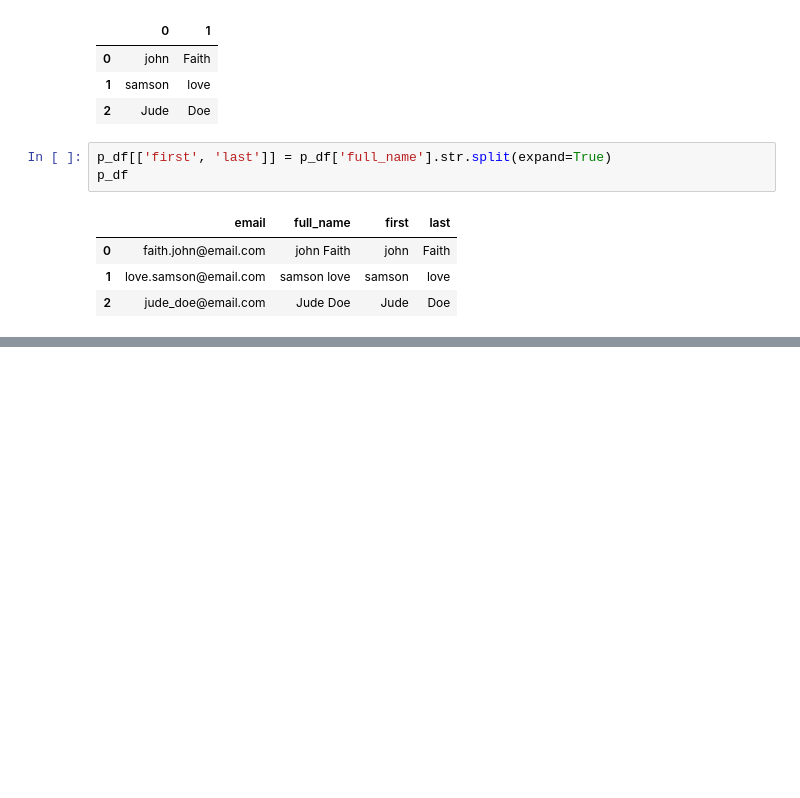
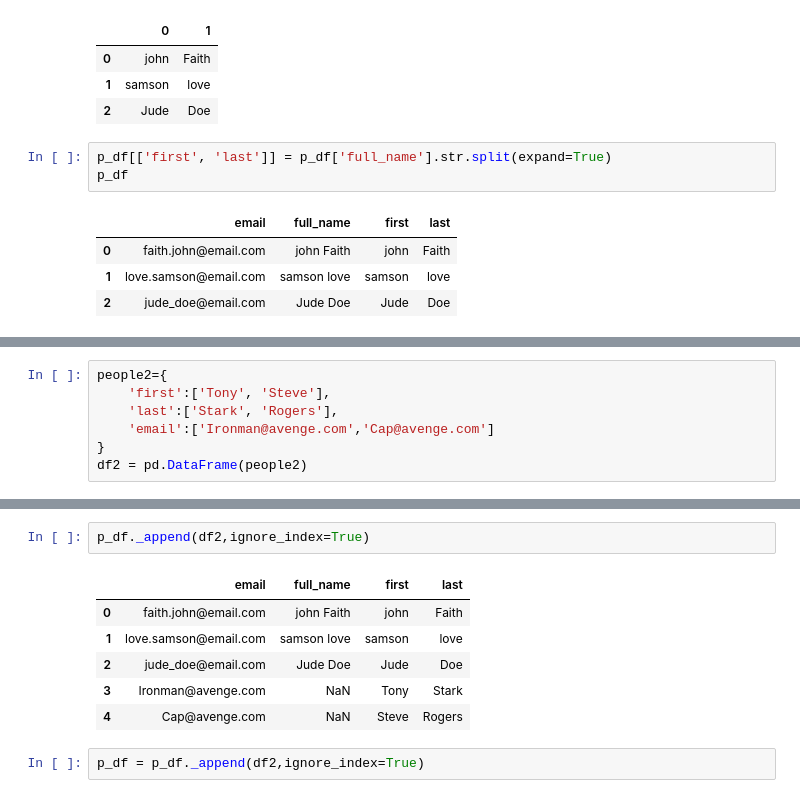
Before and after one commit to Leziga-Bakor/Advanced_Python, a Jupyter notebook: Pandas/pandas demo.ipynb, the cells around one changed output, grey strips where cells are left out. Drawn from its saved outputs; the diff is of its cells as text; blank space fills up the shorter version.

Commit message:
Appended another dataframe to existing dataframe

```diff
--- a/Pandas/pandas demo.ipynb
+++ b/Pandas/pandas demo.ipynb
@@ -651,0 +662,7 @@ AttributeError: 'DataFrame' object has no attribute 'concat'
+# %%
+people2={
+    'first':['Tony', 'Steve'],
+    'last':['Stark', 'Rogers'],
+    'email':['Ironman@avenge.com','Cap@avenge.com']
+}
+df2 = pd.DataFrame(people2)
@@ -651,0 +675,11 @@ AttributeError: 'DataFrame' object has no attribute 'concat'
+# %%
+p_df._append(df2,ignore_index=True)
+# %% [output]
+|  | email | full_name | first | last |
+| 0 | faith.john@email.com | john Faith | john | Faith |
+| 1 | love.samson@email.com | samson love | samson | love |
+| 2 | jude_doe@email.com | Jude Doe | Jude | Doe |
+| 3 | Ironman@avenge.com | NaN | Tony | Stark |
+| 4 | Cap@avenge.com | NaN | Steve | Rogers |
+# %%
+p_df = p_df._append(df2,ignore_index=True)
```
Also changed, not shown: parts of 4 cells of this notebook.
